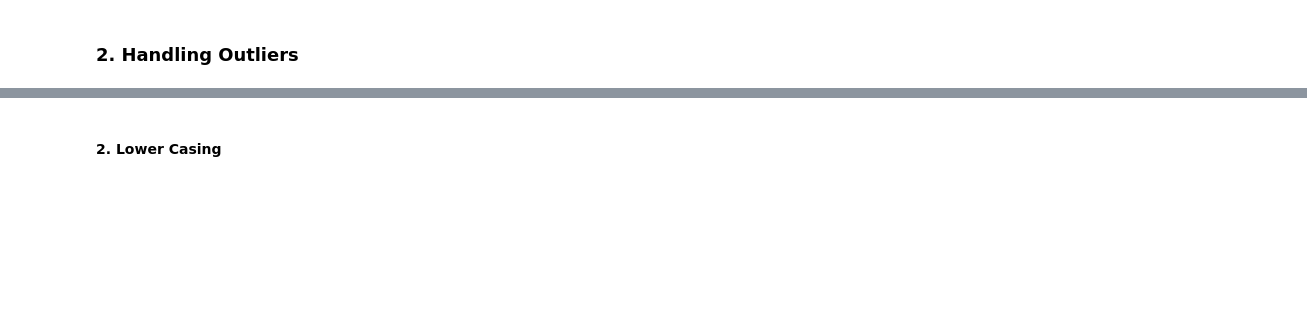
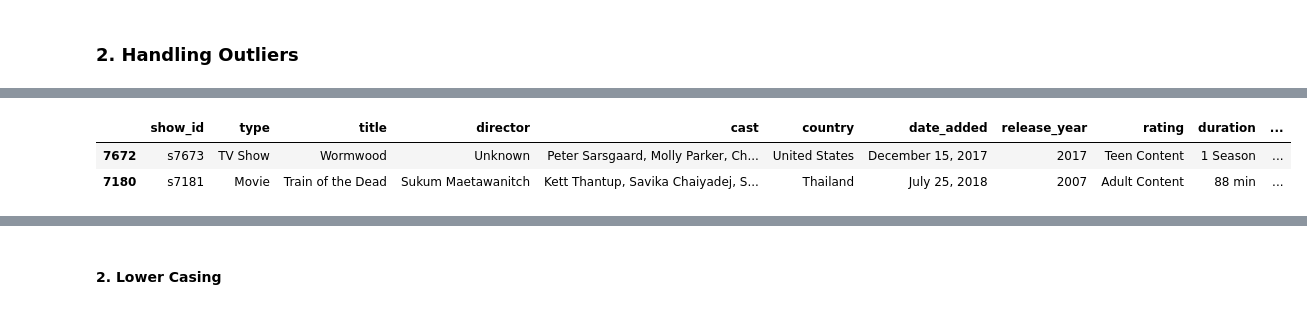
Before and after one commit to Nileshkl/Unsupervised-ML--Netflix-Movies-and-TV-Shows-Clustering, a Jupyter notebook: Capstone_Project_Unsupervised_ML_Netflix_Movies_and_TV_Shows_Clustering.ipynb, the cells around one changed output, grey strips where cells are left out. Saved outputs shown, nothing was run; the diff lists cells and outputs as text; code cells hidden in the pictures; blank space fills up the shorter version.

```diff
--- a/Capstone_Project_Unsupervised_ML_Netflix_Movies_and_TV_Shows_Clustering.ipynb
+++ b/Capstone_Project_Unsupervised_ML_Netflix_Movies_and_TV_Shows_Clustering.ipynb
@@ -1481 +1523,11 @@ Answer Here.
+# %%
+# Binning of rating in new dataframe
+df_new['rating'].replace(rating_map, inplace = True)
+
+# Checking sample after binning
+df_new.sample(2)
+# %% [output]
+|  | show_id | type | title | director | cast | country | date_added | release_year | rating | duration | ... |
+| 7672 | s7673 | TV Show | Wormwood | Unknown | Peter Sarsgaard, Molly Parker, Ch... | United States | December 15, 2017 | 2017 | Teen Content | 1 Season | ... |
+| 7180 | s7181 | Movie | Train of the Dead | Sukum Maetawanitch | Kett Thantup, Savika Chaiyadej, S... | Thailand | July 25, 2018 | 2007 | Adult Content | 88 min | ... |
 # %% [markdown]
```
Also changed, not shown: parts of 193 cells of this notebook.
